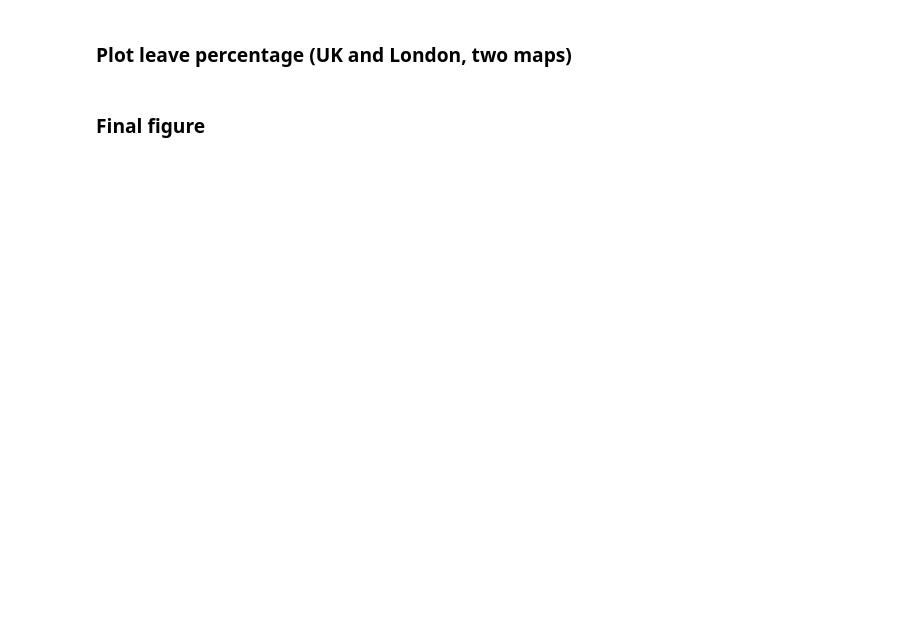
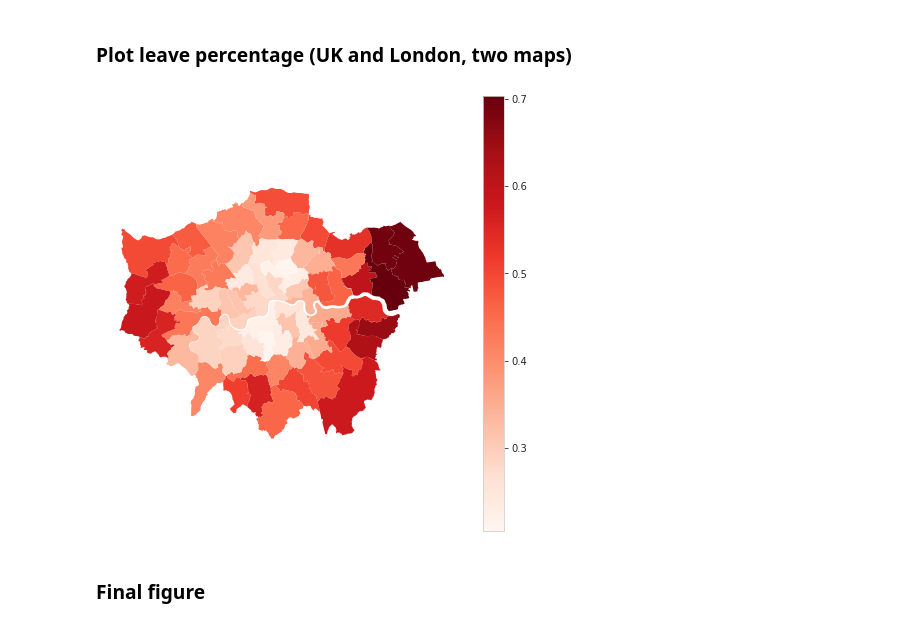
Before and after one commit to ab17254/GV918-Week-05, a Jupyter notebook: Week_05_Class_Exercise.ipynb, the cells around one changed output. Saved outputs shown, nothing was run; the diff lists cells and outputs as text; code cells hidden in the pictures; blank space fills up the shorter version.

```diff
--- a/Week_05_Class_Exercise.ipynb
+++ b/Week_05_Class_Exercise.ipynb
@@ -282,4 +314,9 @@ df_map = gpd.read_file('/content/const-shape/Westminster_Parliamentary_Constitue
 # %% [markdown]
 ### Plot leave percentage (UK and London, two maps)
+# %%
+fig, ax  = plt.subplots(1,1, figsize = (8,8))
+df_polmap[df_polmap['region_name']=='London'].plot(ax = ax, edgecolor= 'none', column = 'leave_pct', legend = True, cmap = 'Reds').set_axis_off()
+# %% [output]
+[figure, added]
 # %% [markdown]
 ### Final figure
```
Also changed, not shown: parts of 7 cells of this notebook.
